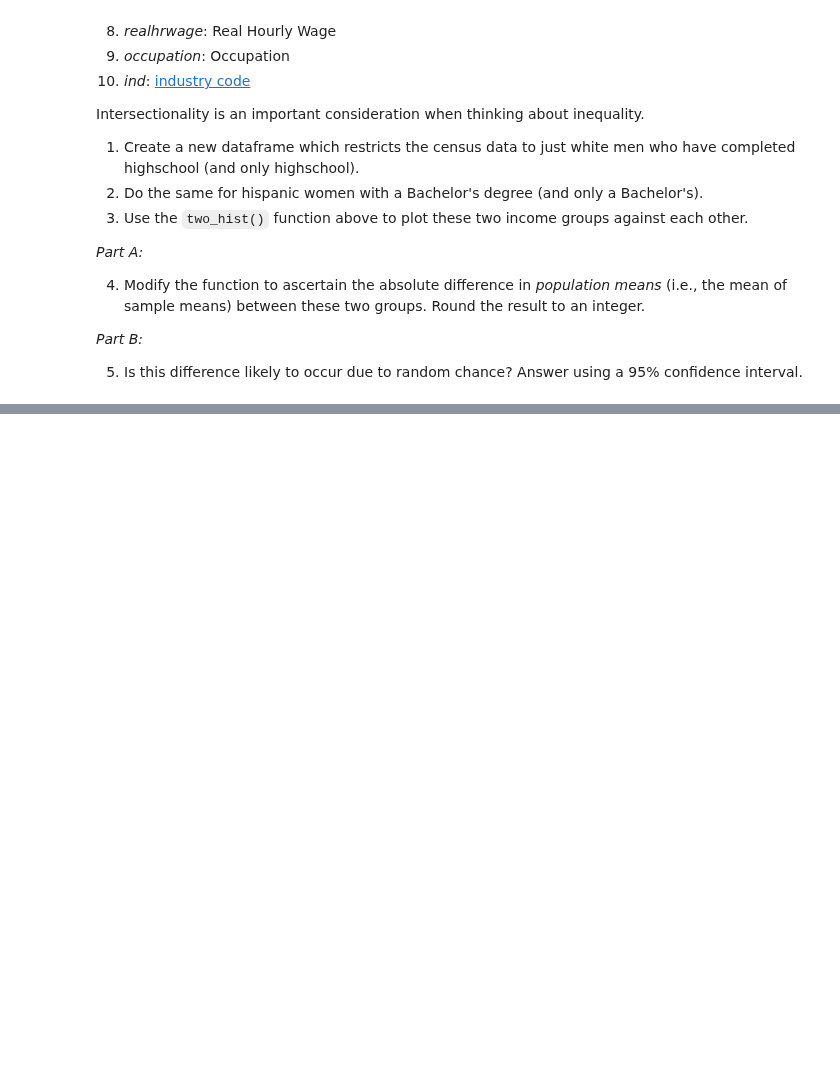
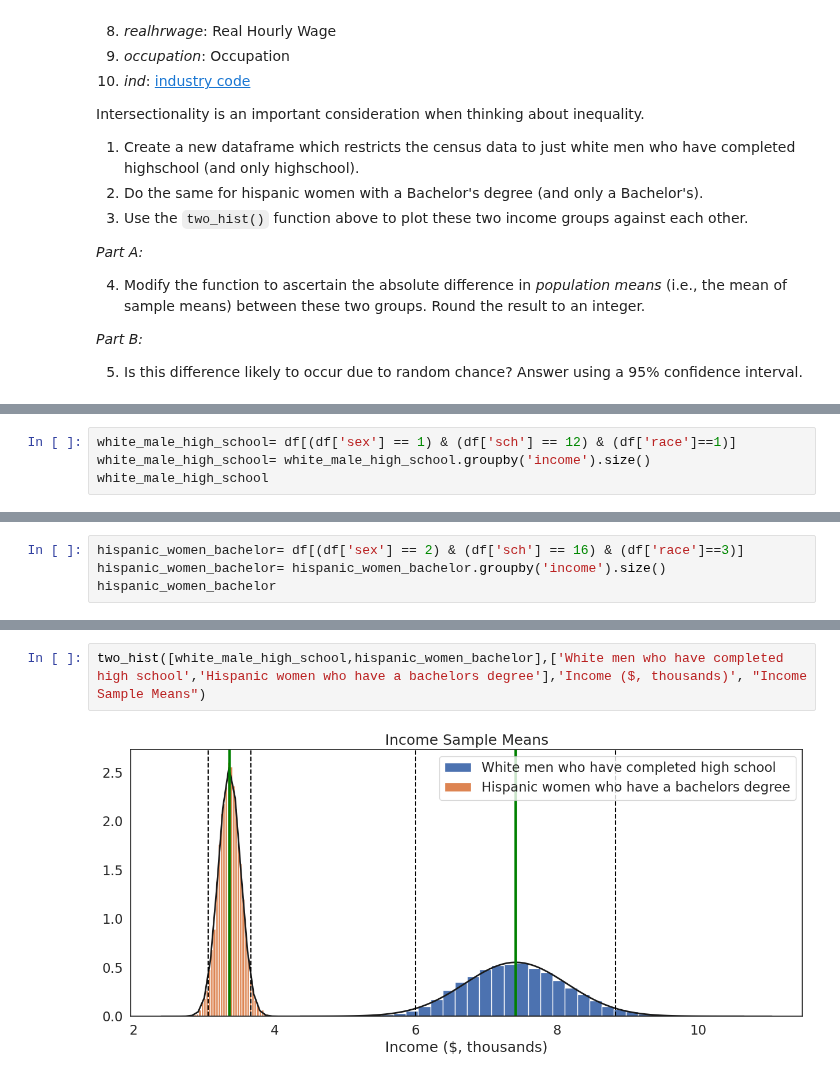
Before and after one commit to Zccarou/QM2, a Jupyter notebook: notebooks/W05. Distributions and Basic Statistics.ipynb, the cells around one changed output, grey strips where cells are left out. Cells and saved outputs as stored; diff of their text form; blank space fills up the shorter version.

```diff
--- a/notebooks/W05. Distributions and Basic Statistics.ipynb
+++ b/notebooks/W05. Distributions and Basic Statistics.ipynb
@@ -636,0 +655,4 @@ Intersectionality is an important consideration when thinking about inequality.
+# %%
+white_male_high_school= df[(df['sex'] == 1) & (df['sch'] == 12) & (df['race']==1)]
+white_male_high_school= white_male_high_school.groupby('income').size()
+white_male_high_school
@@ -636,0 +675,4 @@ Intersectionality is an important consideration when thinking about inequality.
+# %%
+hispanic_women_bachelor= df[(df['sex'] == 2) & (df['sch'] == 16) & (df['race']==3)]
+hispanic_women_bachelor= hispanic_women_bachelor.groupby('income').size()
+hispanic_women_bachelor
@@ -636,0 +695,4 @@ Intersectionality is an important consideration when thinking about inequality.
+# %%
+two_hist([white_male_high_school,hispanic_women_bachelor],['White men who have completed high school','Hispanic women who have a bachelors degree'],'Income ($, thousands)', "Income Sample Means")
+# %% [output]
+[figure, added]
```
Also changed, not shown: parts of 3 cells of this notebook.
